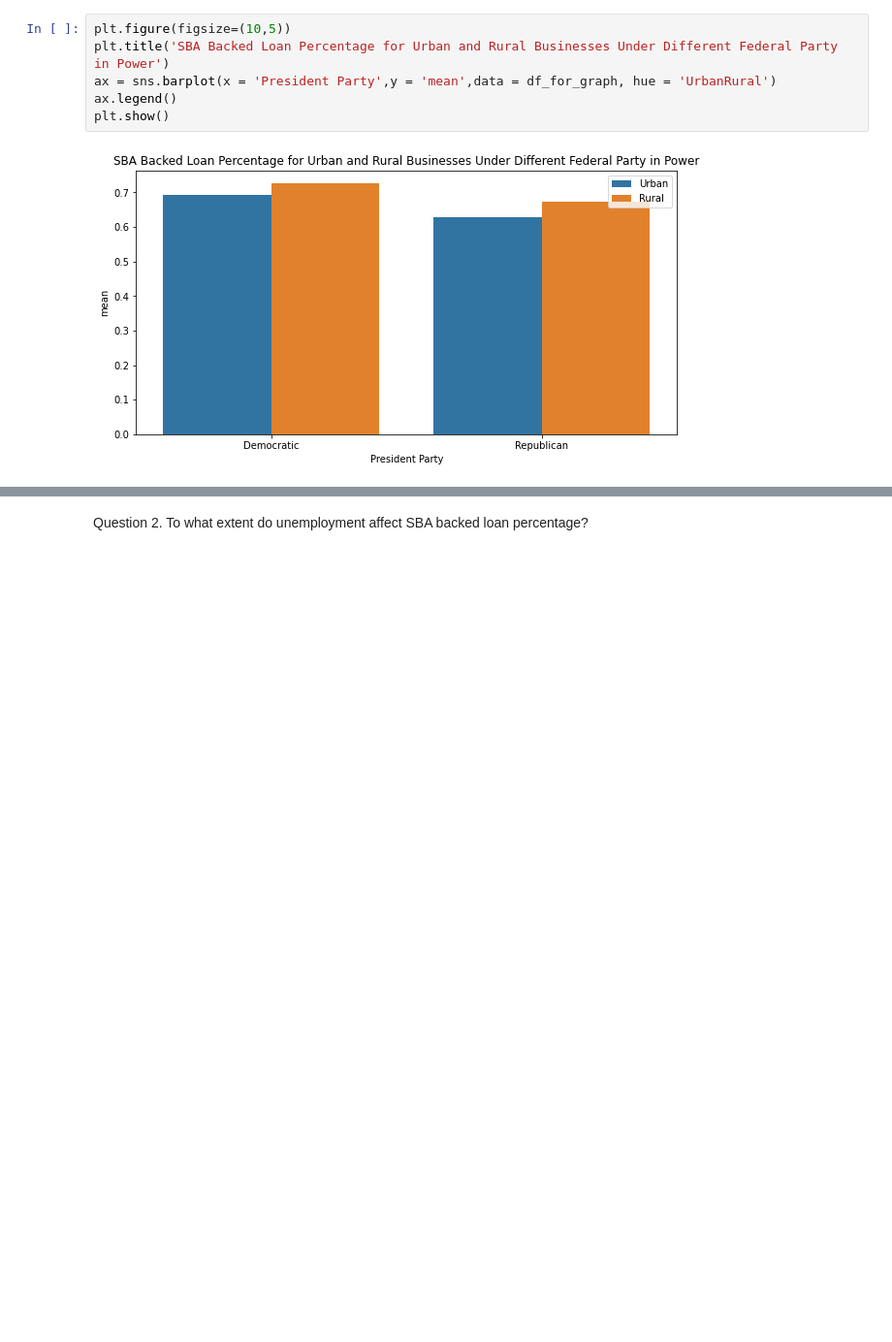
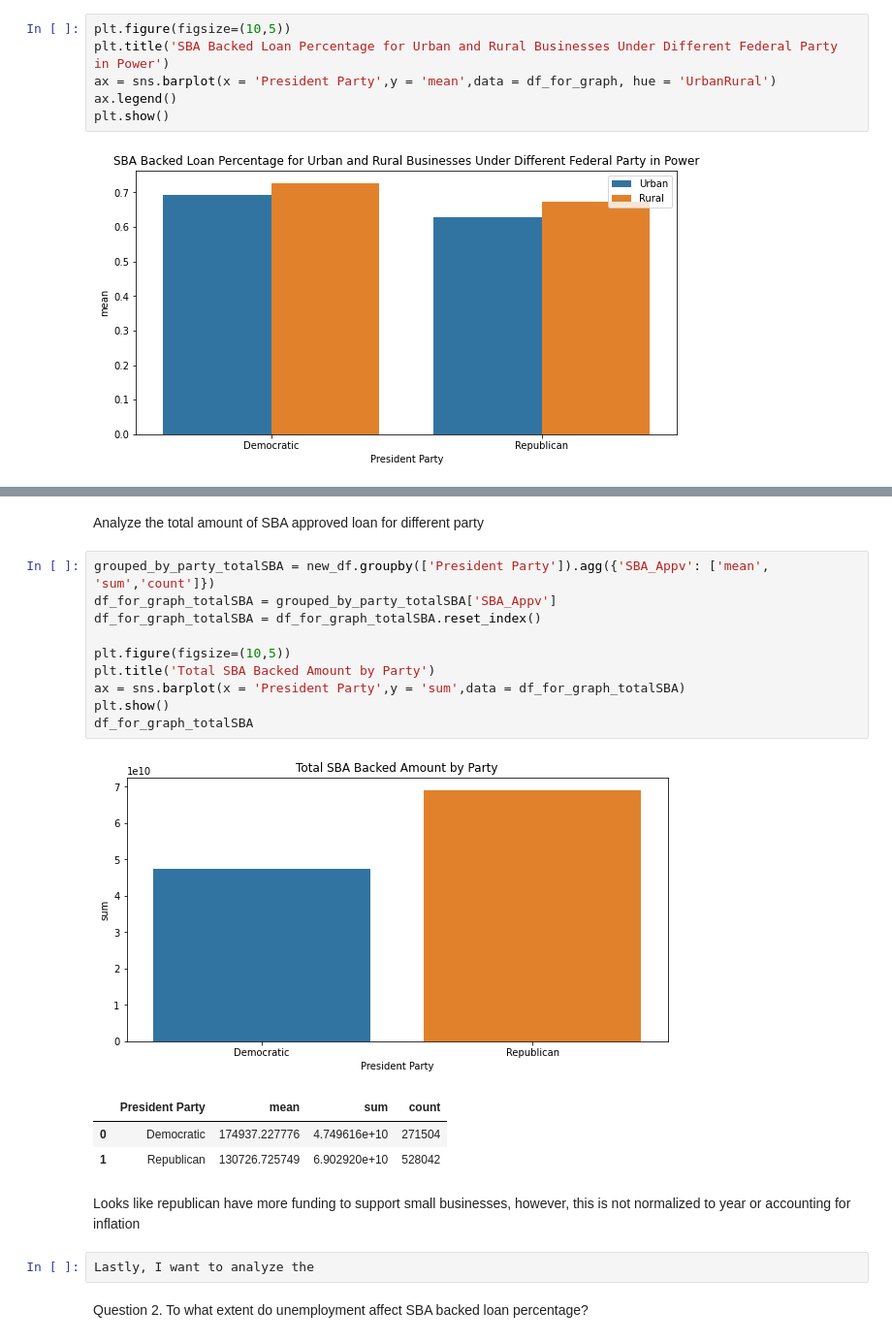
Before and after one commit to CIV2T1PEY/CIV1498-Group-Project, a Jupyter notebook: Python_YuLin.ipynb, the cells around one changed output, grey strips where cells are left out. Shown at 97% size. Cells and saved outputs as stored; diff of their text form; blank space fills up the shorter version.

```diff
--- a/Python_YuLin.ipynb
+++ b/Python_YuLin.ipynb
@@ -262,3 +287,24 @@ Step 5: Add unemployment data
+# %% [markdown]
+Analyze the total amount of SBA approved loan for different party
+# %%
+grouped_by_party_totalSBA = new_df.groupby(['President Party']).agg({'SBA_Appv': ['mean', 'sum','count']})
+df_for_graph_totalSBA = grouped_by_party_totalSBA['SBA_Appv']
+df_for_graph_totalSBA = df_for_graph_totalSBA.reset_index()
+
+plt.figure(figsize=(10,5))
+plt.title('Total SBA Backed Amount by Party')
+ax = sns.barplot(x = 'President Party',y = 'sum',data = df_for_graph_totalSBA)
+plt.show()
+df_for_graph_totalSBA
+# %% [output]
+[figure, added]
+|  | President Party | mean | sum | count |
+| 0 | Democratic | 174937.227776 | 4.749616e+10 | 271504 |
+| 1 | Republican | 130726.725749 | 6.902920e+10 | 528042 |
+# %% [markdown]
+Looks like republican have more funding to support small businesses, however, this is not normalized to year or accounting for inflation
+# %%
+Lastly, I want to analyze the
 # %% [markdown]
 Question 2. To what extent do unemployment affect SBA backed loan percentage?
 # %%
```
Also changed, not shown: parts of 15 cells of this notebook.
